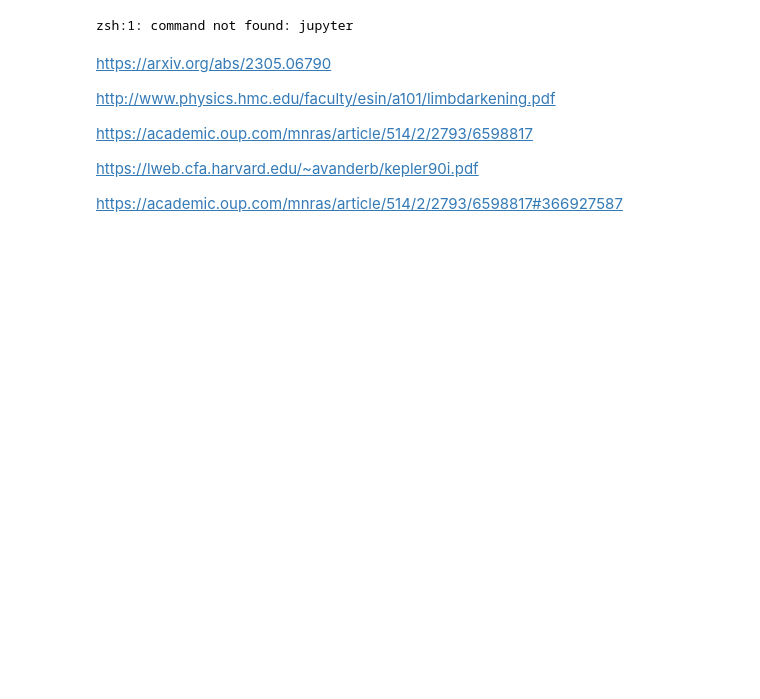
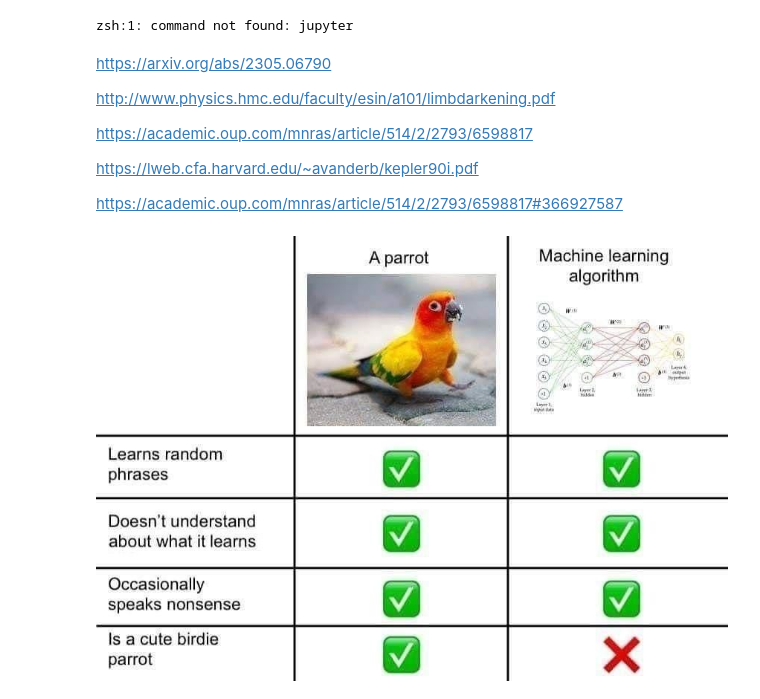
Before and after one commit to OliverMcEvoy/PlanetFinder, a Jupyter notebook: Coursework_B_Template copy.ipynb, the cells around one changed output. Saved outputs shown, nothing was run; the diff lists cells and outputs as text; code cells hidden in the pictures; blank space fills up the shorter version.

Commit message:
parrot

```diff
--- a/Coursework_B_Template copy.ipynb
+++ b/Coursework_B_Template copy.ipynb
@@ -683,3 +630,7 @@ https://academic.oup.com/mnras/article/514/2/2793/6598817
 https://lweb.cfa.harvard.edu/~avanderb/kepler90i.pdf
 
 https://academic.oup.com/mnras/article/514/2/2793/6598817#366927587
+# %%
+Image(filename='images/model_comparison_to_parrot.jpg')
+# %% [output]
+[figure, added]
```
Also changed, not shown: parts of 9 cells of this notebook.
